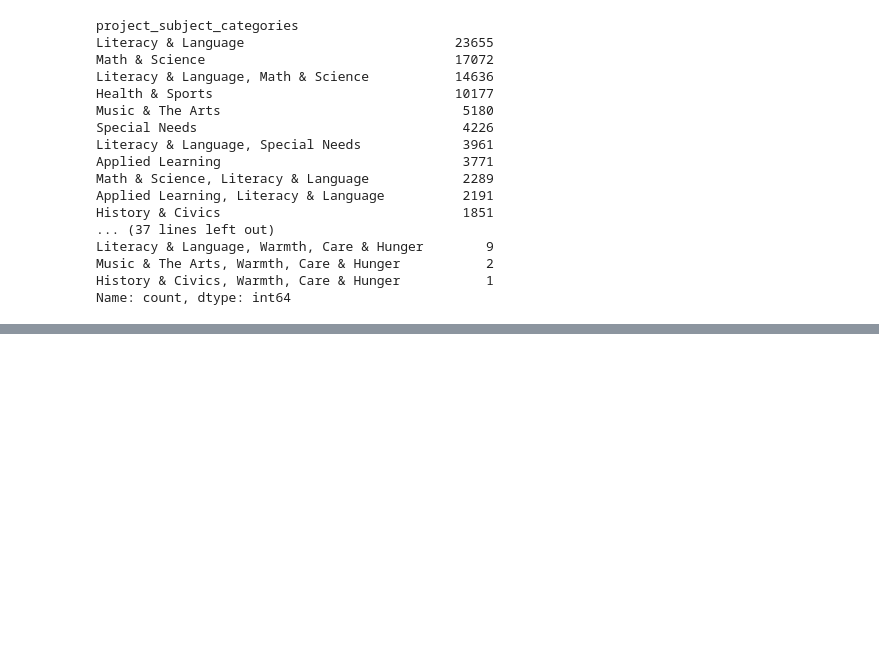
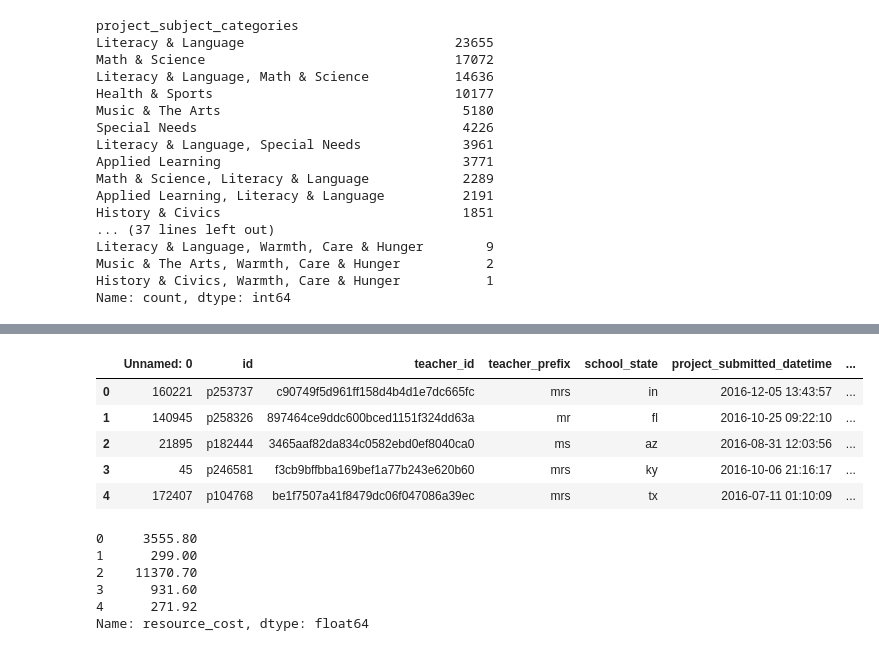
Before and after one commit to arutraj/ML_Basics, a Jupyter notebook: Rajavel_Sethupathi_DonorsChoose.ipynb, the cells around one changed output, grey strips where cells are left out. Cells and saved outputs as stored; diff of their text form; code cells hidden in the pictures; blank space fills up the shorter version.

```diff
--- a/Rajavel_Sethupathi_DonorsChoose.ipynb
+++ b/Rajavel_Sethupathi_DonorsChoose.ipynb
@@ -159,0 +409,18 @@ Name: count, dtype: int64
+# %%
+train_data_original.head()
+# %% [output]
+|  | Unnamed: 0 | id | teacher_id | teacher_prefix | school_state | project_submitted_datetime | ... |
+| 0 | 160221 | p253737 | c90749f5d961ff158d4b4d1e7dc665fc | mrs | in | 2016-12-05 13:43:57 | ... |
+| 1 | 140945 | p258326 | 897464ce9ddc600bced1151f324dd63a | mr | fl | 2016-10-25 09:22:10 | ... |
+| 2 | 21895 | p182444 | 3465aaf82da834c0582ebd0ef8040ca0 | ms | az | 2016-08-31 12:03:56 | ... |
+| 3 | 45 | p246581 | f3cb9bffbba169bef1a77b243e620b60 | mrs | ky | 2016-10-06 21:16:17 | ... |
+| 4 | 172407 | p104768 | be1f7507a41f8479dc06f047086a39ec | mrs | tx | 2016-07-11 01:10:09 | ... |
+# %%
+train_data_original['resource_cost'].head()
+# %% [output]
+0     3555.80
+1      299.00
+2    11370.70
+3      931.60
+4      271.92
+Name: resource_cost, dtype: float64
```
Also changed, not shown: parts of 28 cells of this notebook.
